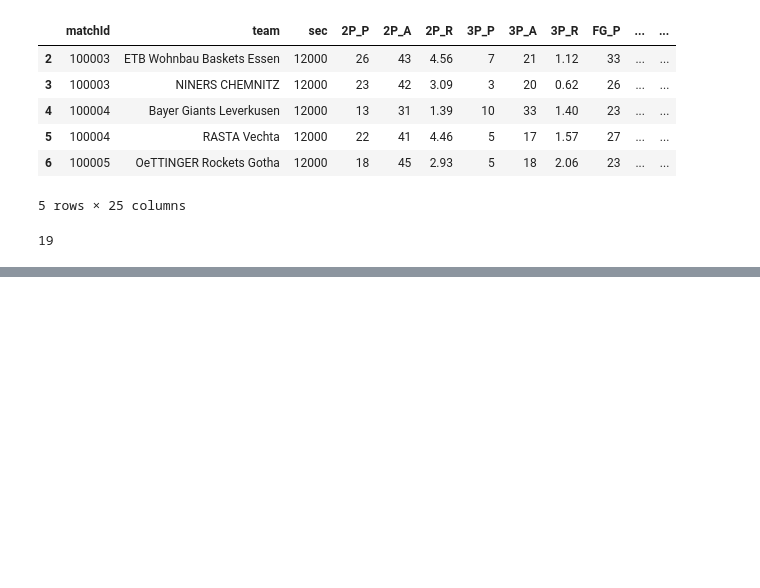
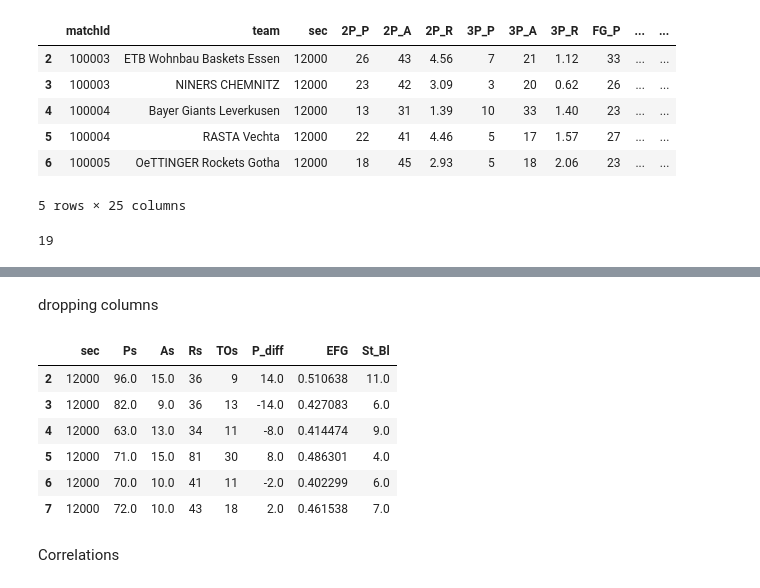
Before and after one commit to Net-Positive/Net_Positive, a Jupyter notebook: EDA/correlations.ipynb, the cells around one changed output, grey strips where cells are left out. Cells and saved outputs as stored; diff of their text form; code cells hidden in the pictures; blank space fills up the shorter version.

Commit message:
correlations_changes

```diff
--- a/EDA/correlations.ipynb
+++ b/EDA/correlations.ipynb
@@ -329,0 +367,15 @@ new.query("P_diff > 0 and EF_diff == 0").shape[0]
+# %% [markdown]
+dropping columns
+# %%
+corr2 = new.drop(columns = ['matchId', 'team', '2P_P', '2P_A', '2P_R', '3P_A', '3P_A', '3P_R', 'FG_P', 'FG_A', 'FG_R', 'FT_P', 'FT_A', 'FT_R', 'Fs', 'STs', 'BLs', 'EF_diff','3P_P', 'EFs'])
+corr2.head(6)
+# %% [output]
+|  | sec | Ps | As | Rs | TOs | P_diff | EFG | St_Bl |
+| 2 | 12000 | 96.0 | 15.0 | 36 | 9 | 14.0 | 0.510638 | 11.0 |
+| 3 | 12000 | 82.0 | 9.0 | 36 | 13 | -14.0 | 0.427083 | 6.0 |
+| 4 | 12000 | 63.0 | 13.0 | 34 | 11 | -8.0 | 0.414474 | 9.0 |
+| 5 | 12000 | 71.0 | 15.0 | 81 | 30 | 8.0 | 0.486301 | 4.0 |
+| 6 | 12000 | 70.0 | 10.0 | 41 | 11 | -2.0 | 0.402299 | 6.0 |
+| 7 | 12000 | 72.0 | 10.0 | 43 | 18 | 2.0 | 0.461538 | 7.0 |
+# %% [markdown]
+Correlations
```
Also changed, not shown: parts of 8 cells of this notebook.
